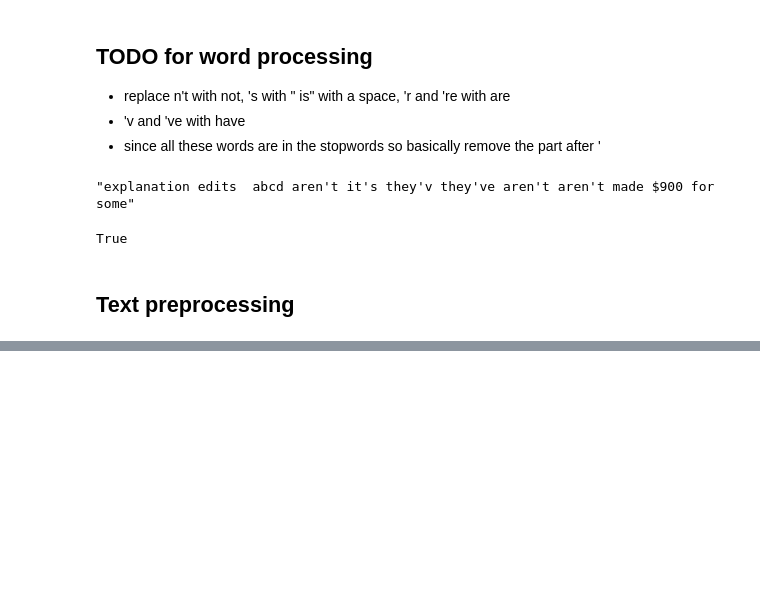
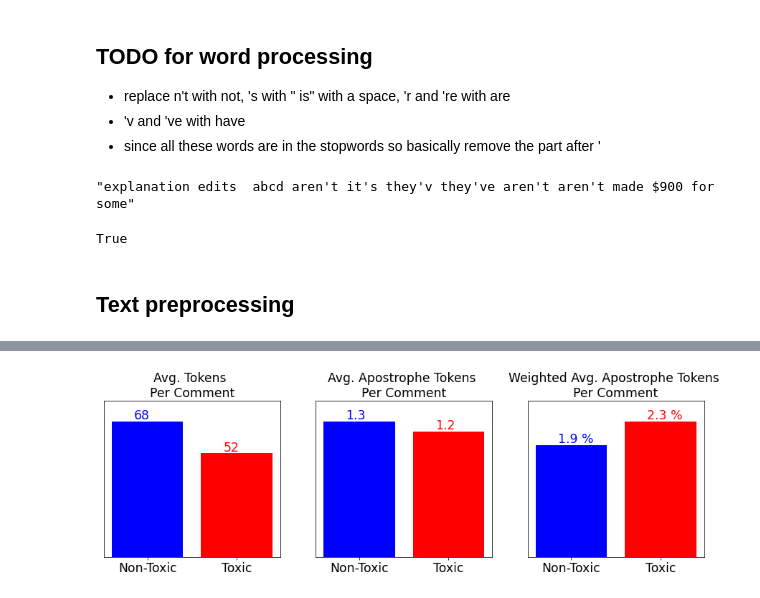
Before and after one commit to dyasutomo/ToxCom, a Jupyter notebook: g01_data_visualization.ipynb, the cells around one changed output, grey strips where cells are left out. Drawn from its saved outputs; the diff is of its cells as text; code cells hidden in the pictures; blank space fills up the shorter version.

Commit message:
added data viz notebook

```diff
--- a/g01_data_visualization.ipynb
+++ b/g01_data_visualization.ipynb
@@ -390,0 +490,8 @@ df.to_csv(data_dir+"df_processed.csv", index=False)
+# %%
+def get_token(com):
+    com = re.sub("\\n", " ", com)
+    return com.split()
+
+df['tokens'] = df['comment_lower'].apply(get_token)
+df['tokens_num'] = df['tokens'].apply(len)
+df.head(2)
@@ -390,0 +502,37 @@ df.to_csv(data_dir+"df_processed.csv", index=False)
+# %%
+df_bin0=df[df['bin_label']==0]
+df_bin1=df[df['bin_label']==1]
+
+token_0 = int(df_bin0['tokens_num'].sum()/df_bin0.shape[0])
+token_1 = int(df_bin1['tokens_num'].sum()/df_bin1.shape[0])
+
+apos_0=np.round(df_bin0['apos_tokens_len'].sum()/df_bin0.shape[0], 1)
+apos_1=np.round(df_bin1['apos_tokens_len'].sum()/df_bin1.shape[0], 1)
+
+apo_tok0=np.round(100*apos_0/token_0,1)
+apo_tok1=np.round(100*apos_1/token_1,1)
+
+data = [ [token_0, token_1],
+         [apos_0, apos_1],
+         [apo_tok0, apo_tok1]]
+
+titles=["Avg. Tokens \nPer Comment",
+        "Avg. Apostrophe Tokens \nPer Comment",
+        "Weighted Avg. Apostrophe Tokens \nPer Comment"]
+
+texts = ["", "", " %"]
+
+fig, ax=plt.subplots(1,3, figsize=(15,4))
+for i in range(3):
+    d0,d1=data[i]
+    ax[i].bar(['Non-Toxic', 'Toxic'],[d0, d1], color=['blue', 'red']);
+    ylim=max(d0,d1)*1.15
+    ax[i].set_title(titles[i], fontsize="xx-large")
+
+    ax[i].text(-.15, 1.02*d0, str(d0)+texts[i], color='blue', fontsize='xx-large');
+    ax[i].text(.85, 1.02*d1, str(d1)+texts[i], color='red', fontsize='xx-large');
+    ax[i].set_ylim([0, ylim])
+    ax[i].set_xticklabels(['Non-Toxic', 'Toxic'],fontsize= 'xx-large');
+    ax[i].set_yticks([])
+# %% [output]
+[figure, added]
```
Also changed, not shown: parts of 19 cells of this notebook.
